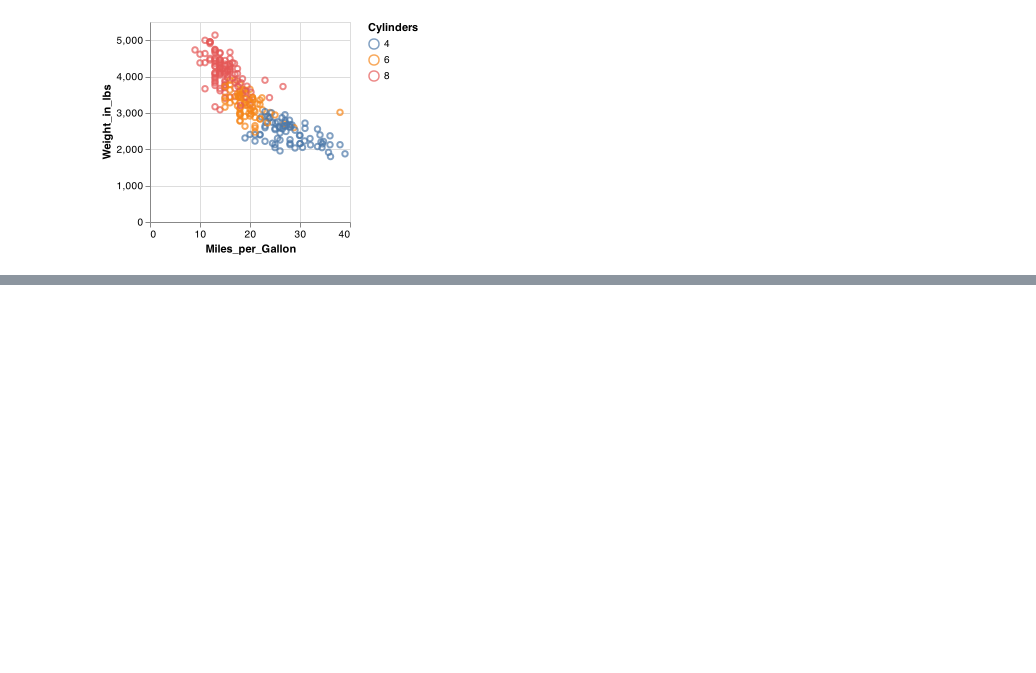
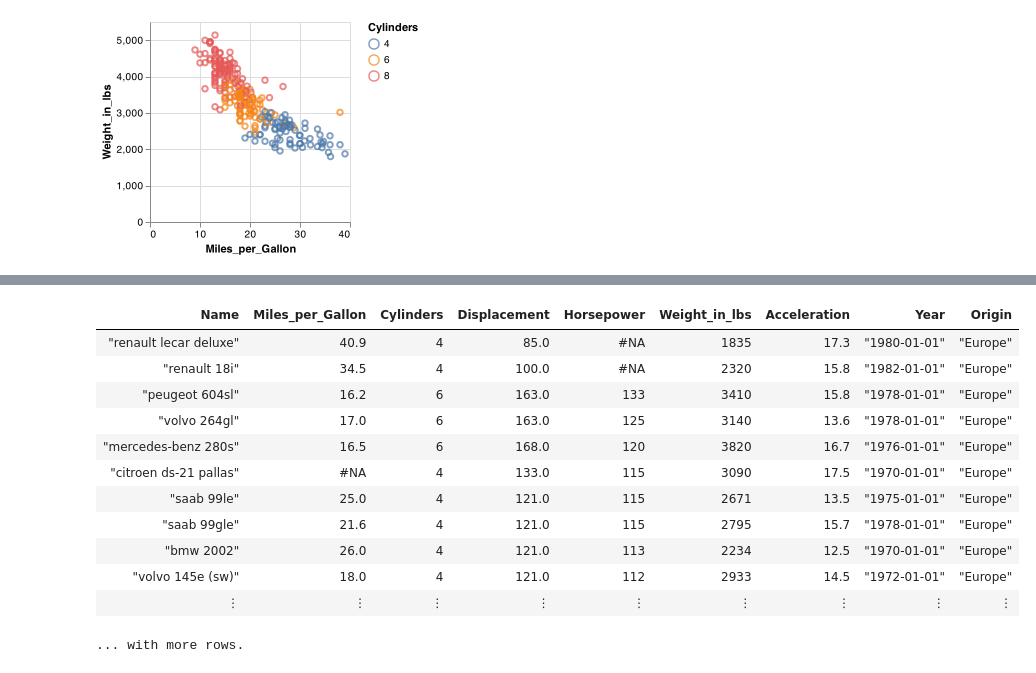
Before and after one commit to ekonlab/ai, a Jupyter notebook: julia/julia_note_one.ipynb, the cells around one changed output, grey strips where cells are left out. Saved outputs shown, nothing was run; the diff lists cells and outputs as text; code cells hidden in the pictures; blank space fills up the shorter version.

```diff
--- a/julia/julia_note_one.ipynb
+++ b/julia/julia_note_one.ipynb
@@ -38,0 +98,18 @@ load("us_cars.csv") |>
+# %%
+cars |>
+    @filter(_.Origin=="Europe") |>
+    @orderby_descending(_.Horsepower)
+# %% [output]
+| Name | Miles_per_Gallon | Cylinders | Displacement | Horsepower | Weight_in_lbs | Acceleration | Year | Origin |
+| "renault lecar deluxe" | 40.9 | 4 | 85.0 | #NA | 1835 | 17.3 | "1980-01-01" | "Europe" |
+| "renault 18i" | 34.5 | 4 | 100.0 | #NA | 2320 | 15.8 | "1982-01-01" | "Europe" |
+| "peugeot 604sl" | 16.2 | 6 | 163.0 | 133 | 3410 | 15.8 | "1978-01-01" | "Europe" |
+| "volvo 264gl" | 17.0 | 6 | 163.0 | 125 | 3140 | 13.6 | "1978-01-01" | "Europe" |
+| "mercedes-benz 280s" | 16.5 | 6 | 168.0 | 120 | 3820 | 16.7 | "1976-01-01" | "Europe" |
+| "citroen ds-21 pallas" | #NA | 4 | 133.0 | 115 | 3090 | 17.5 | "1970-01-01" | "Europe" |
+| "saab 99le" | 25.0 | 4 | 121.0 | 115 | 2671 | 13.5 | "1975-01-01" | "Europe" |
+| "saab 99gle" | 21.6 | 4 | 121.0 | 115 | 2795 | 15.7 | "1978-01-01" | "Europe" |
+| "bmw 2002" | 26.0 | 4 | 121.0 | 113 | 2234 | 12.5 | "1970-01-01" | "Europe" |
+| "volvo 145e (sw)" | 18.0 | 4 | 121.0 | 112 | 2933 | 14.5 | "1972-01-01" | "Europe" |
+| ⋮ | ⋮ | ⋮ | ⋮ | ⋮ | ⋮ | ⋮ | ⋮ | ⋮ |
+... with more rows.
```
Also changed, not shown: parts of 20 cells of this notebook, 2 other files.
